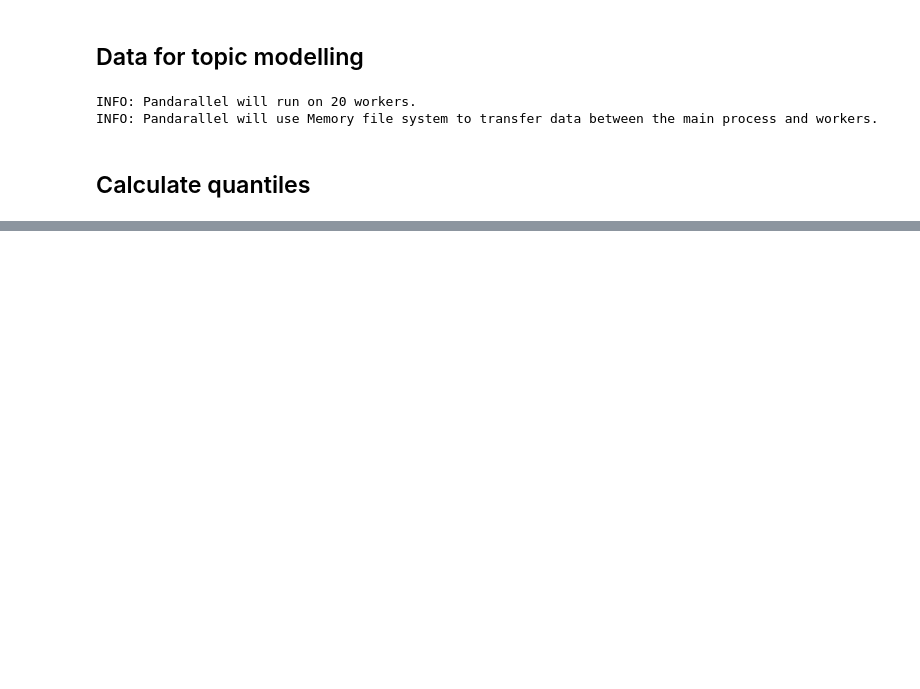
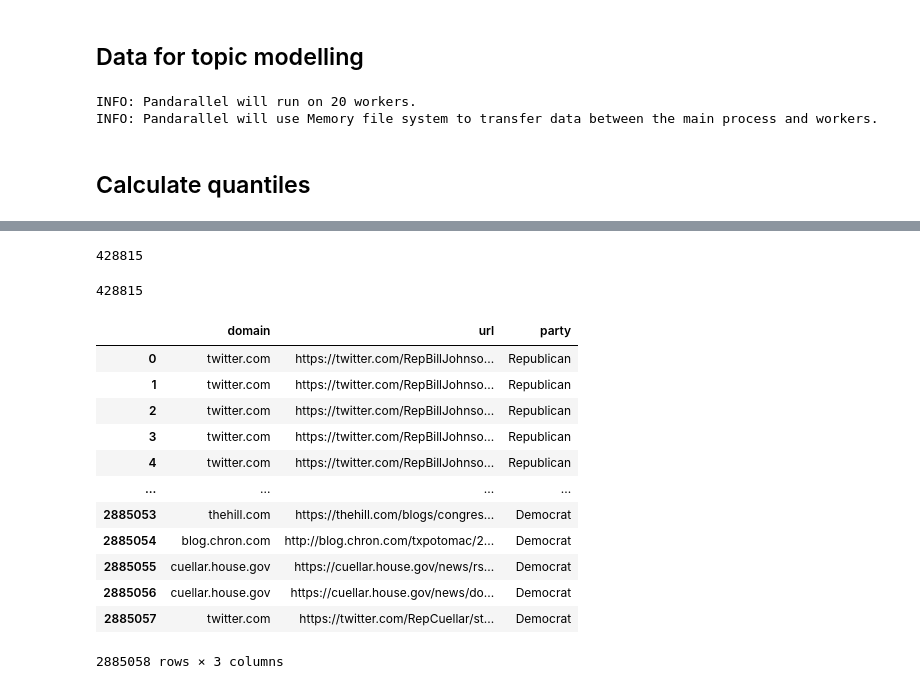
Before and after one commit to JanaLasser/new-ontology-of-truth, a Jupyter notebook: code/tweet_collection/wrangle_data.ipynb, the cells around one changed output, grey strips where cells are left out. Cells and saved outputs as stored; diff of their text form; code cells hidden in the pictures; blank space fills up the shorter version.

```diff
--- a/code/tweet_collection/wrangle_data.ipynb
+++ b/code/tweet_collection/wrangle_data.ipynb
@@ -995,3 +1174,13 @@ tweets[cols].to_csv(
     compression="gzip",
     index=False
 )
+# %%
+# save the data
+dst = "../../data/tweets"
+fname = "combined_US_politician_twitter_timelines_2010-11-06_to_2022-12-31_lemma.csv.gzip"
+tweets = pd.read_csv(
+    join(dst, fname),
+    compression="gzip",
+    dtype={"id":str, "author_id":str},
+    usecols=["id", "author_id", "lemmatized", "party", "classes_quant"]
+)
@@ -997,0 +1215,3 @@ tweets[cols].to_csv(
+# %%
+fname = "url_list_for_article_scraping.csv.gzip"
+urls = pd.read_csv(join(dst, "articles", fname), compression="gzip")
@@ -997,0 +1220,4 @@ tweets[cols].to_csv(
+# %%
+len(df)
+# %% [output]
+428815
@@ -997,0 +1226,4 @@ tweets[cols].to_csv(
+# %%
+len(df)
+# %% [output]
+428815
@@ -997,0 +1232,16 @@ tweets[cols].to_csv(
+# %%
+urls
+# %% [output]
+|  | domain | url | party |
+| 0 | twitter.com | https://twitter.com/RepBillJohnso... | Republican |
+| 1 | twitter.com | https://twitter.com/RepBillJohnso... | Republican |
+| 2 | twitter.com | https://twitter.com/RepBillJohnso... | Republican |
+| 3 | twitter.com | https://twitter.com/RepBillJohnso... | Republican |
+| 4 | twitter.com | https://twitter.com/RepBillJohnso... | Republican |
+| ... | ... | ... | ... |
+| 2885053 | thehill.com | https://thehill.com/blogs/congres... | Democrat |
+| 2885054 | blog.chron.com | http://blog.chron.com/txpotomac/2... | Democrat |
+| 2885055 | cuellar.house.gov | https://cuellar.house.gov/news/rs... | Democrat |
+| 2885056 | cuellar.house.gov | https://cuellar.house.gov/news/do... | Democrat |
+| 2885057 | twitter.com | https://twitter.com/RepCuellar/st... | Democrat |
+2885058 rows × 3 columns
```
Also changed, not shown: parts of 54 cells of this notebook.
